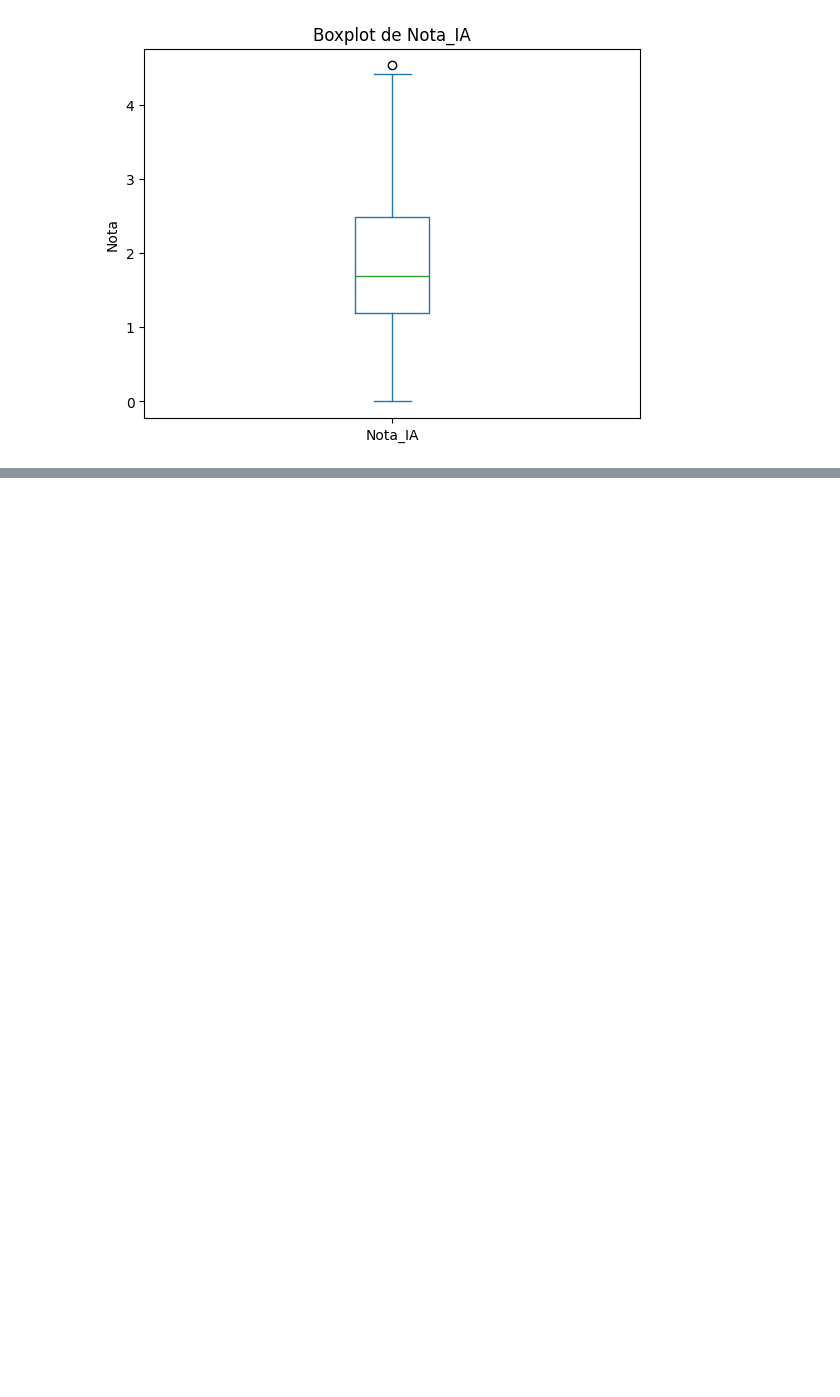
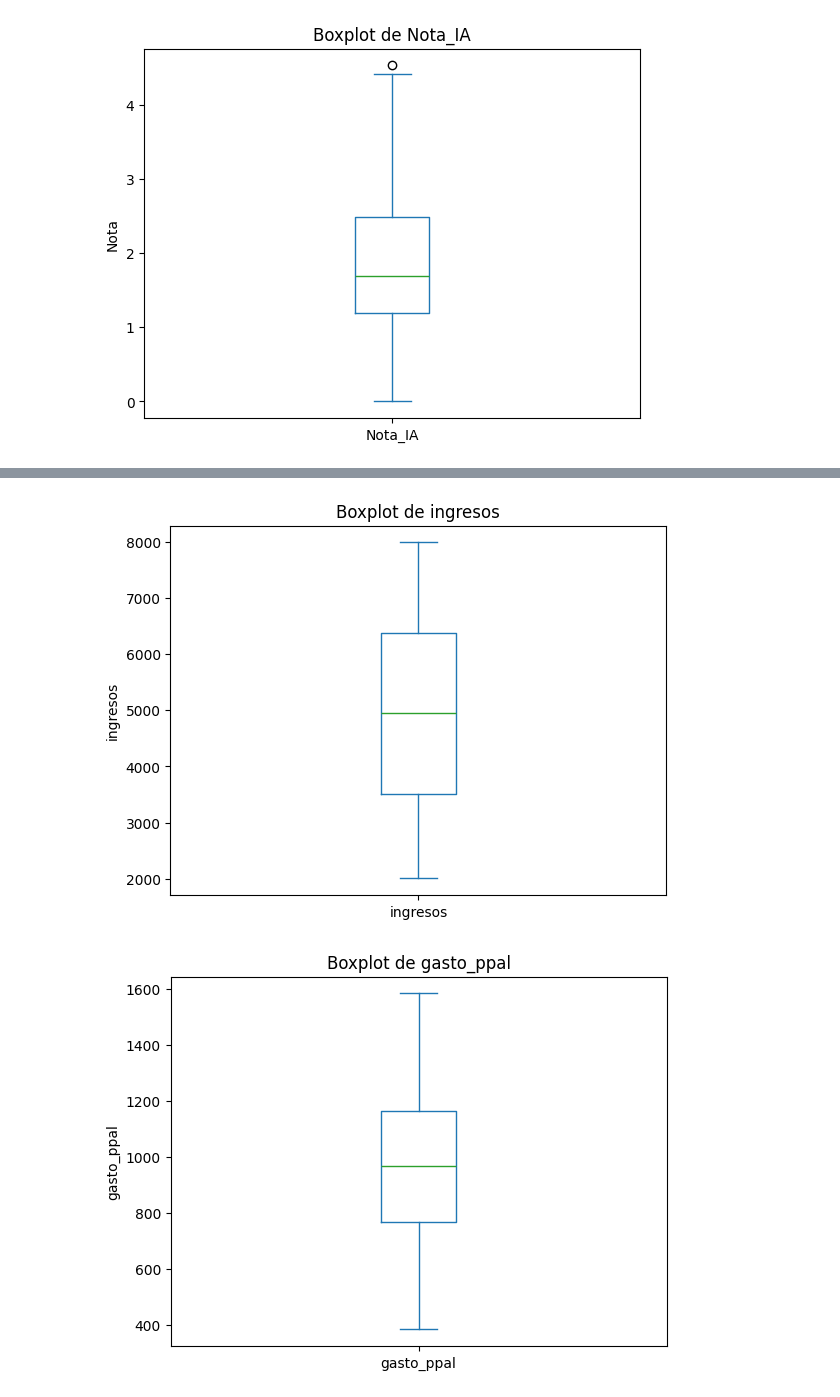
Before and after one commit to MiguelVargaszzz/ClaseInteligenciaArtificial, a Jupyter notebook: EDA_Apuntes_de_Clase.ipynb, the cells around one changed output, grey strips where cells are left out. Drawn from its saved outputs; the diff is of its cells as text; code cells hidden in the pictures; blank space fills up the shorter version.

```diff
--- a/EDA_Apuntes_de_Clase.ipynb
+++ b/EDA_Apuntes_de_Clase.ipynb
@@ -203,3 +203,14 @@ plt.ylabel('Nota')
 plt.show()
 # %% [output]
 [figure]
+# %%
+import pandas as pd
+
+# URL del archivo CSV
+url = 'https://raw.githubusercontent.com/adiacla/bigdata/refs/heads/master/Valor_vivienda'
+
+# Leer el archivo CSV en un DataFrame de pandas
+df = pd.read_csv(url)
+
+# Mostrar las primeras filas del DataFrame para verificar
+print(df.head())
@@ -205,0 +231,15 @@ plt.show()
+# %%
+import numpy as np
+import matplotlib.pyplot as plt
+
+# ... (previous code)
+
+# Create boxplots for each numerical column in the DataFrame
+for column in df.select_dtypes(include=np.number):
+    df[column].plot(kind='box')
+    plt.title(f'Boxplot de {column}')
+    plt.ylabel(column)
+    plt.show()
+# %% [output]
+[figure, added]
+[figure, added]
```
Also changed, not shown: parts of 5 cells of this notebook.
